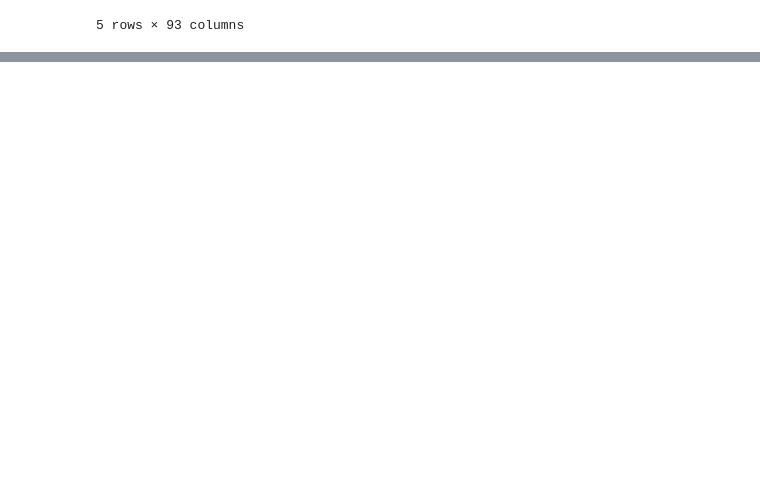
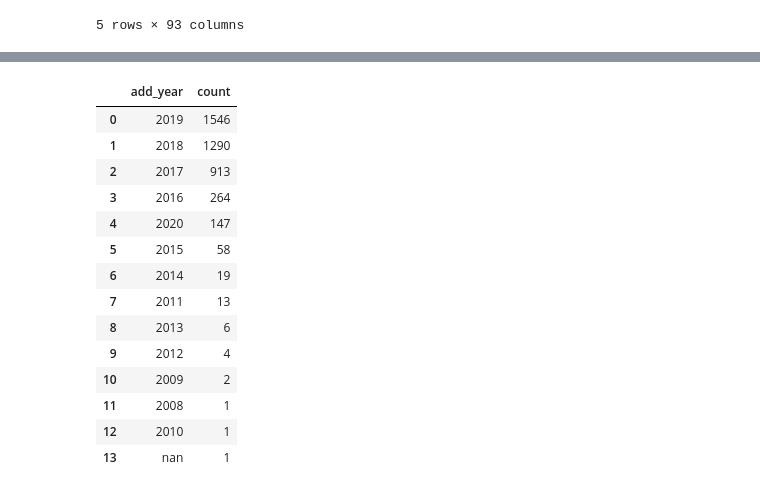
Before and after one commit to willhwh/DS_60Days, a Jupyter notebook: project1_nf.ipynb, the cells around one changed output, grey strips where cells are left out. Cells and saved outputs as stored; diff of their text form; code cells hidden in the pictures; blank space fills up the shorter version.

```diff
--- a/project1_nf.ipynb
+++ b/project1_nf.ipynb
@@ -493,0 +537,18 @@ nf.head()
+# %%
+movie
+# %% [output]
+|  | add_year | count |
+| 0 | 2019 | 1546 |
+| 1 | 2018 | 1290 |
+| 2 | 2017 | 913 |
+| 3 | 2016 | 264 |
+| 4 | 2020 | 147 |
+| 5 | 2015 | 58 |
+| 6 | 2014 | 19 |
+| 7 | 2011 | 13 |
+| 8 | 2013 | 6 |
+| 9 | 2012 | 4 |
+| 10 | 2009 | 2 |
+| 11 | 2008 | 1 |
+| 12 | 2010 | 1 |
+| 13 | nan | 1 |
```
Also changed, not shown: parts of 11 cells of this notebook, 1 other file.
